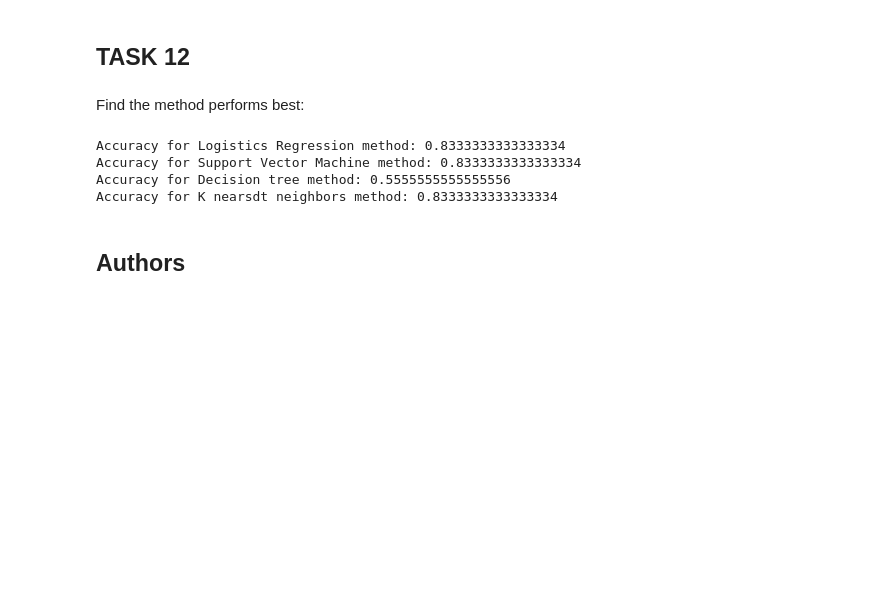
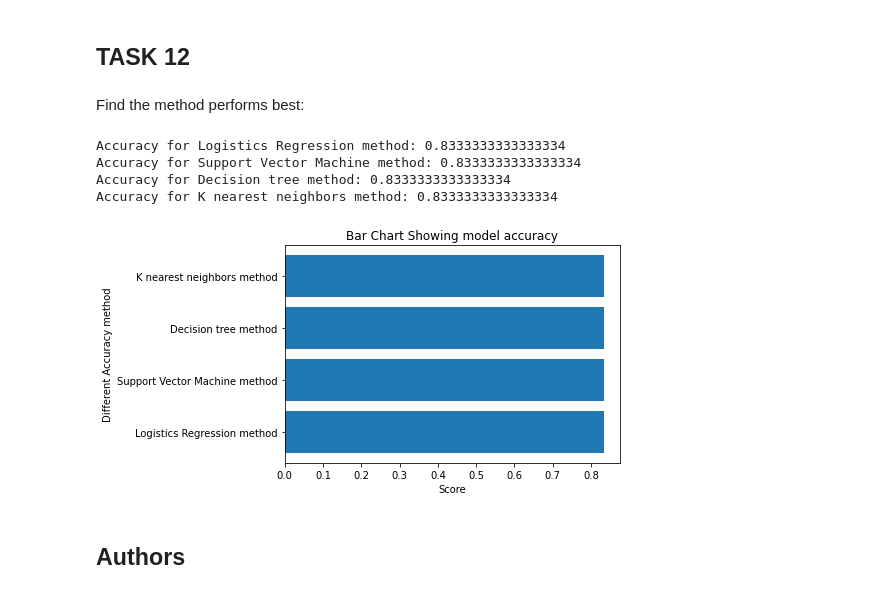
Before and after one commit to moyinoluwa12/Capstone-Project, a Jupyter notebook: Machine Learning Predictions.ipynb, the cells around one changed output. Drawn from its saved outputs; the diff is of its cells as text; code cells hidden in the pictures; blank space fills up the shorter version.

```diff
--- a/Machine Learning Predictions.ipynb
+++ b/Machine Learning Predictions.ipynb
@@ -324,12 +324,26 @@ Find the method performs best:
 print('Accuracy for Logistics Regression method:', logreg_cv.score(X_test, Y_test))
 print( 'Accuracy for Support Vector Machine method:', svm_cv.score(X_test, Y_test))
 print('Accuracy for Decision tree method:', tree_cv.score(X_test, Y_test))
-print('Accuracy for K nearsdt neighbors method:', knn_cv.score(X_test, Y_test))
+print('Accuracy for K nearest neighbors method:', knn_cv.score(X_test, Y_test))
 # %% [output]
 Accuracy for Logistics Regression method: 0.8333333333333334
 Accuracy for Support Vector Machine method: 0.8333333333333334
-Accuracy for Decision tree method: 0.5555555555555556
-Accuracy for K nearsdt neighbors method: 0.8333333333333334
+Accuracy for Decision tree method: 0.8333333333333334
+Accuracy for K nearest neighbors method: 0.8333333333333334
+# %%
+data = {'Logistics Regression method':logreg_cv.score(X_test, Y_test),
+        'Support Vector Machine method':svm_cv.score(X_test, Y_test),
+        'Decision tree method':tree_cv.score(X_test, Y_test),
+        'K nearest neighbors method': knn_cv.score(X_test, Y_test)}
+x = list(data.keys())
+y = list(data.values())
+plt.barh(x,y)
+plt.xlabel('Score')
+plt.ylabel("Different Accuracy method")
+plt.title('Bar Chart Showing model accuracy')
+plt.show()
+# %% [output]
+[figure, added]
 # %% [markdown]
 ## Authors
 # %% [markdown]
```
Also changed, not shown: parts of 3 cells of this notebook.
